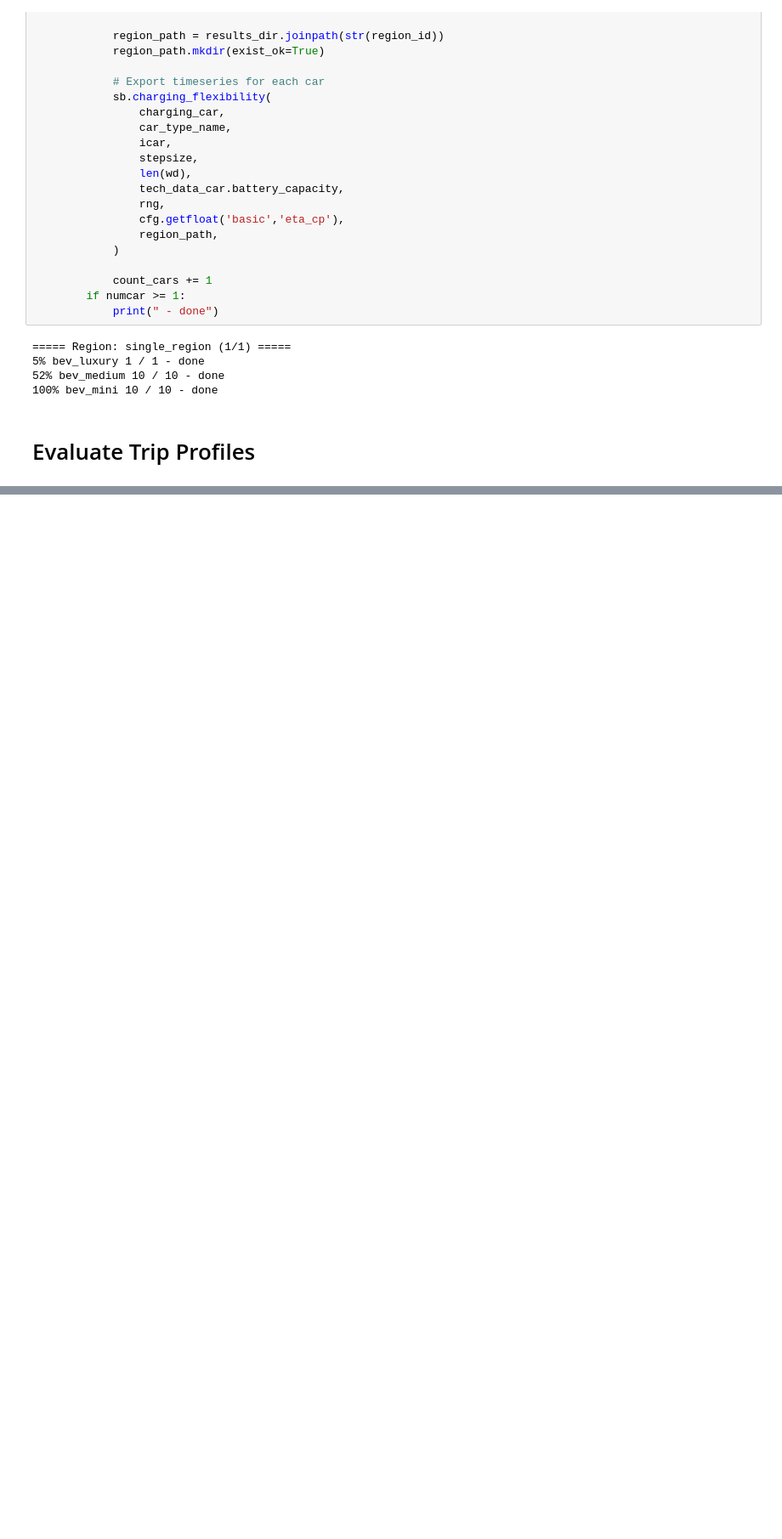
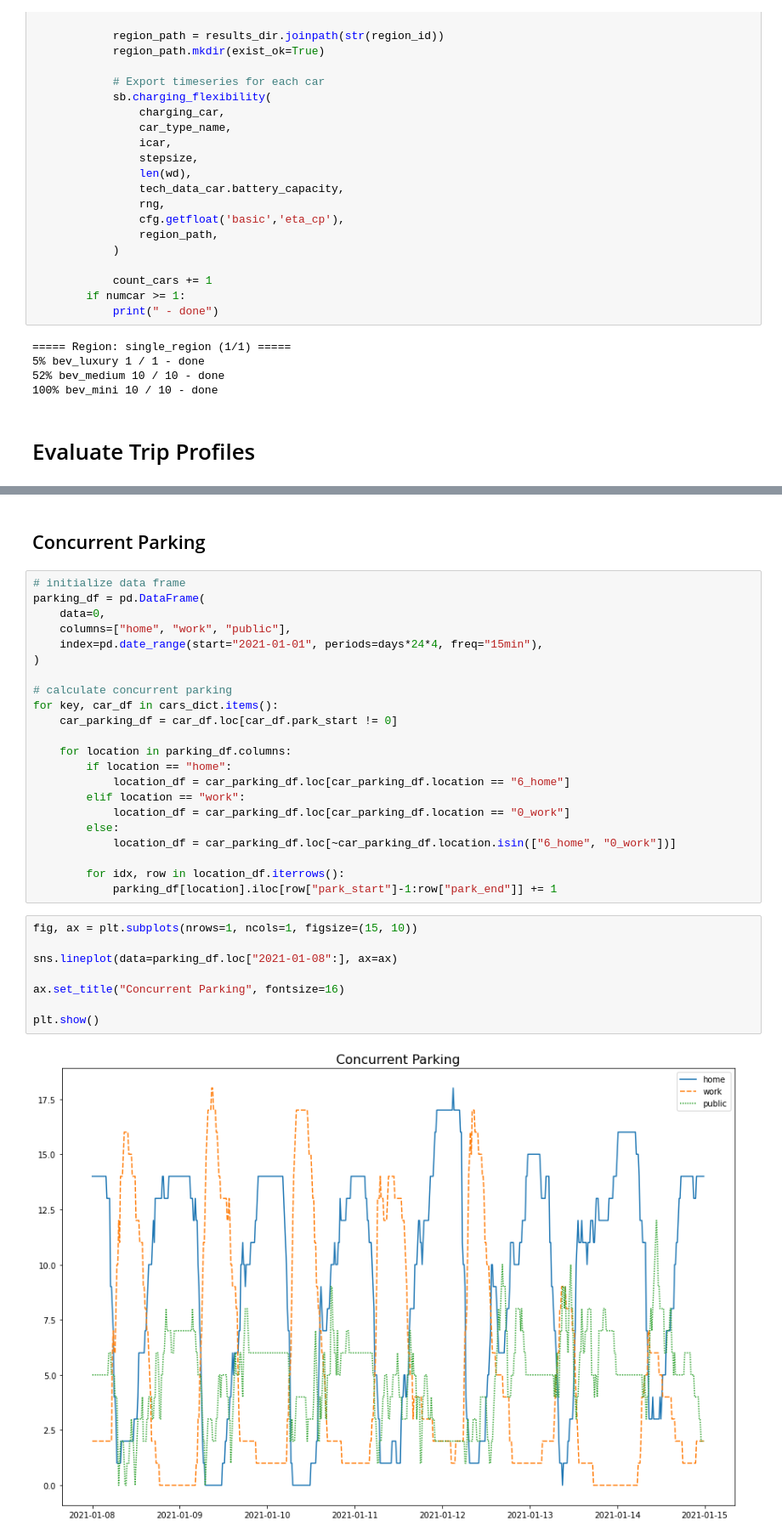
Before and after one commit to RLI-Workshops/simbev, a Jupyter notebook: jupy/2021-06-22_tub-workshop.ipynb, the cells around one changed output, grey strips where cells are left out. Shown at 85% size. Cells and saved outputs as stored; diff of their text form; blank space fills up the shorter version.

```diff
--- a/jupy/2021-06-22_tub-workshop.ipynb
+++ b/jupy/2021-06-22_tub-workshop.ipynb
@@ -313,0 +378,34 @@ for region_ctr, (region_id, region_data) in enumerate(regions.iterrows()):
+# %% [markdown]
+## Concurrent Parking
+# %%
+# initialize data frame
+parking_df = pd.DataFrame(
+    data=0,
+    columns=["home", "work", "public"],
+    index=pd.date_range(start="2021-01-01", periods=days*24*4, freq="15min"),
+)
+
+# calculate concurrent parking
+for key, car_df in cars_dict.items():
+    car_parking_df = car_df.loc[car_df.park_start != 0]
+
+    for location in parking_df.columns:
+        if location == "home":
+            location_df = car_parking_df.loc[car_parking_df.location == "6_home"]
+        elif location == "work":
+            location_df = car_parking_df.loc[car_parking_df.location == "0_work"]
+        else:
+            location_df = car_parking_df.loc[~car_parking_df.location.isin(["6_home", "0_work"])]
+
+        for idx, row in location_df.iterrows():
+            parking_df[location].iloc[row["park_start"]-1:row["park_end"]] += 1
+# %%
+fig, ax = plt.subplots(nrows=1, ncols=1, figsize=(15, 10))
+
+sns.lineplot(data=parking_df.loc["2021-01-08":], ax=ax)
+
+ax.set_title("Concurrent Parking", fontsize=16)
+
+plt.show()
+# %% [output]
+[figure, added]
```
Also changed, not shown: parts of 9 cells of this notebook, 1 other file.
